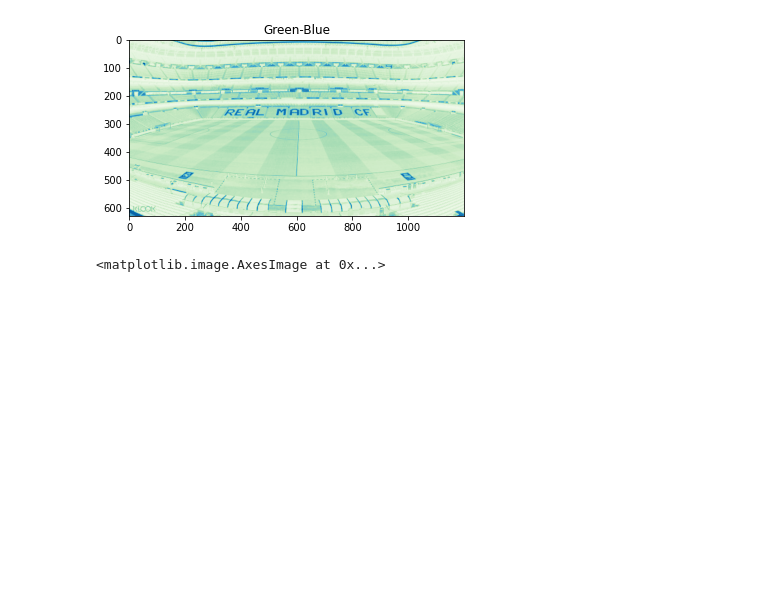
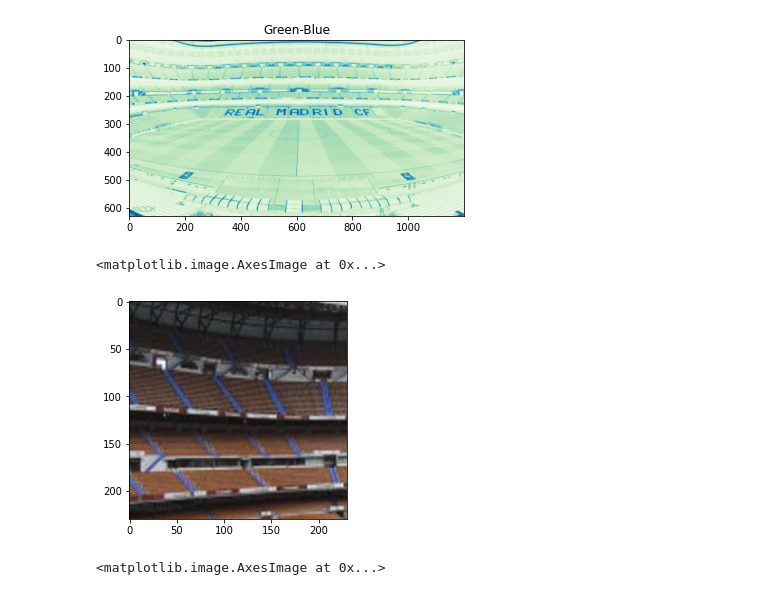
Before and after one commit to DimasNDP/PCVK_Genap_2021, a Jupyter notebook: Week2.ipynb, the cells around one changed output. Cells and saved outputs as stored; diff of their text form; code cells hidden in the pictures; blank space fills up the shorter version.

```diff
--- a/Week2.ipynb
+++ b/Week2.ipynb
@@ -48,5 +39,11 @@ plt.imshow(img_gray, cmap='GnBu'),plt.title("Green-Blue")
 [figure]
 # %%
 #JAWABAN TUGAS NO 3
+
+croppedImg = img[20:250, 20:250]
+plt.imshow(croppedImg)
+# %% [output]
+<matplotlib.image.AxesImage at 0x...>
+[figure, added]
 # %%
 #JAWABAN TUGAS NO 4
```
Also changed, not shown: parts of 7 cells of this notebook.
